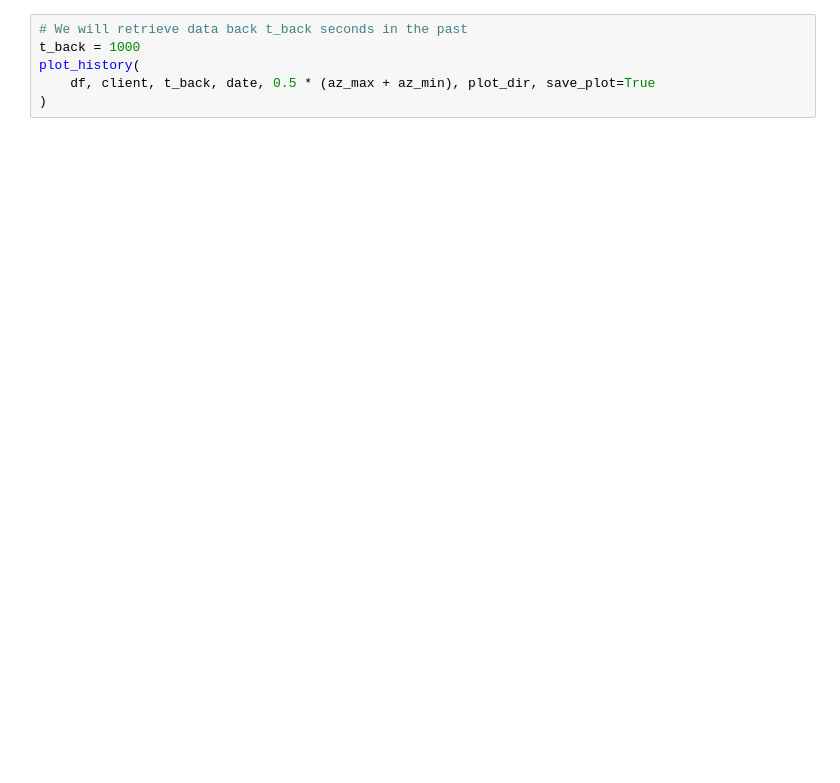
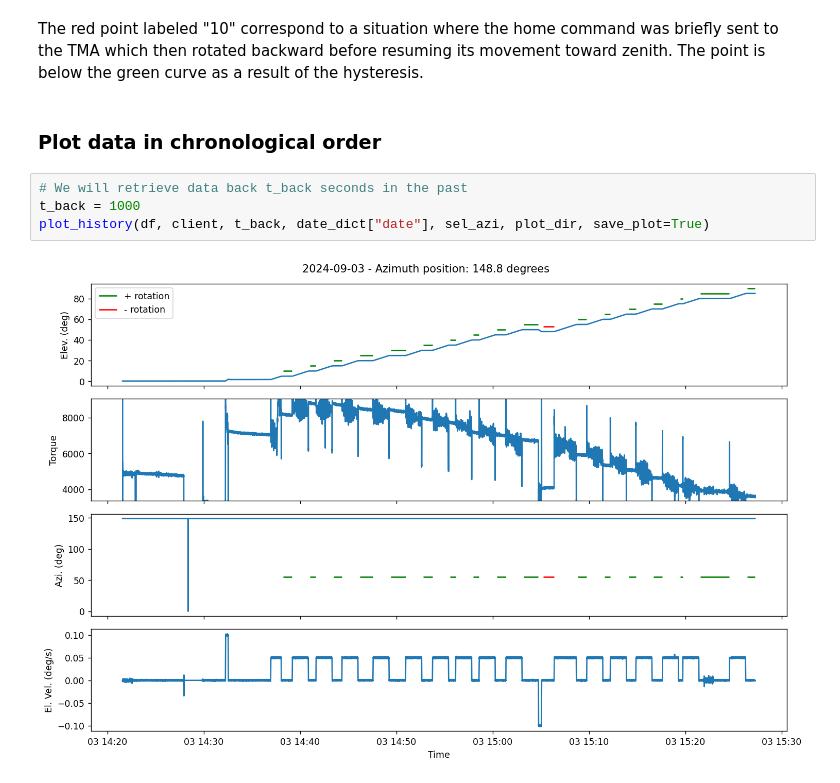
Before and after one commit to lsst-sitcom/sitcomtn-105, a Jupyter notebook: index.ipynb, the cells around one changed output. Saved outputs shown, nothing was run; the diff lists cells and outputs as text; blank space fills up the shorter version.

```diff
--- a/index.ipynb
+++ b/index.ipynb
@@ -142,6 +158,11 @@ It is useful to plot a few quantities in chronological order in order to be able
+# %% [markdown]
+The red point labeled "10" correspond to a situation where the home command was briefly sent to the TMA which then rotated backward before resuming its movement toward
+zenith. The point is below the green curve as a result of the hysteresis.
+# %% [markdown]
+### Plot data in chronological order
 # %%
 # We will retrieve data back t_back seconds in the past
 t_back = 1000
-plot_history(
-    df, client, t_back, date, 0.5 * (az_max + az_min), plot_dir, save_plot=True
-)
+plot_history(df, client, t_back, date_dict["date"], sel_azi, plot_dir, save_plot=True)
+# %% [output]
+[figure, added]
```
Also changed, not shown: parts of 21 cells of this notebook, 2 other files.
